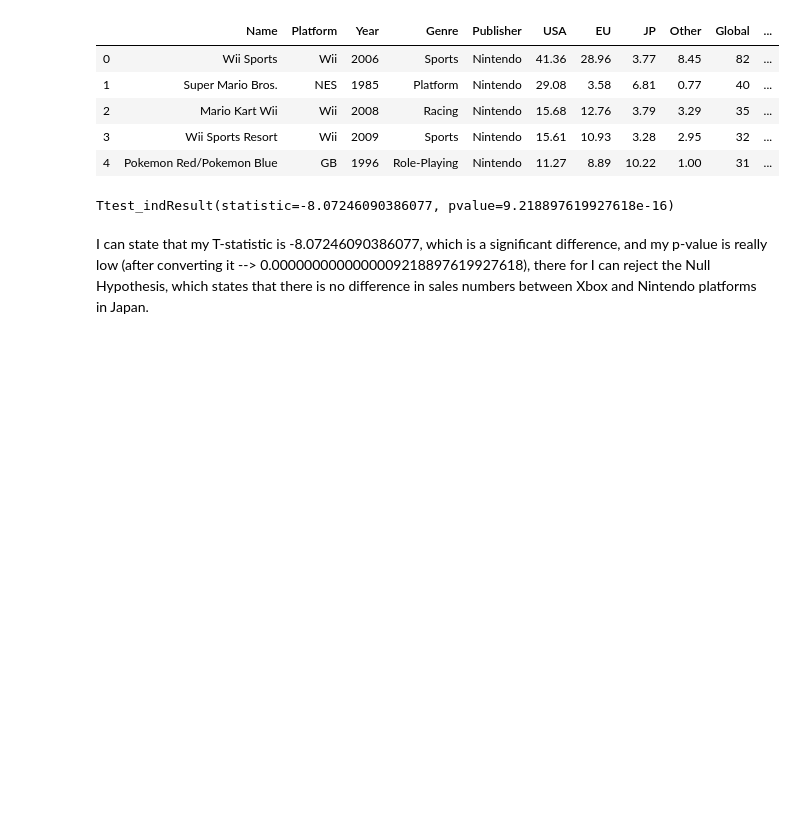
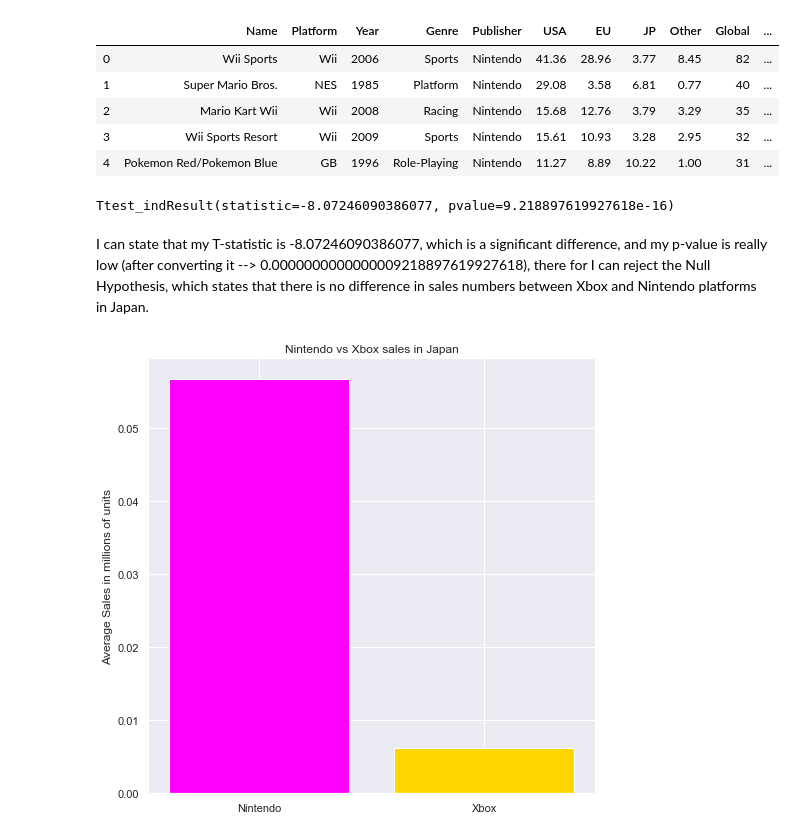
Before and after one commit to LeDorean/videogame_analysis, a Jupyter notebook: Untitled.ipynb, the cells around one changed output. Cells and saved outputs as stored; diff of their text form; code cells hidden in the pictures; blank space fills up the shorter version.

Commit message:
added sales chart for Q1

```diff
--- a/Untitled.ipynb
+++ b/Untitled.ipynb
@@ -185,3 +185,16 @@ p_value
 Ttest_indResult(statistic=-8.07246090386077, pvalue=9.218897619927618e-16)
 # %% [markdown]
 I can state that my T-statistic is -8.07246090386077, which is a significant difference, and my p-value is really low (after converting it --> 0.0000000000000009218897619927618), there for I can reject the Null Hypothesis, which states that there is no difference in sales numbers between Xbox and Nintendo platforms in Japan.
+# %%
+xbox = df['JP'][df['PlatformCategory'] == 4]
+ps = df['JP'][df['PlatformCategory'] == 2]
+x = ['Nintendo', 'Xbox']
+y = [xbox.mean(), ps.mean()]
+
+plt.figure(figsize=(8,8))
+plt.bar(x, y, color = ('magenta', 'gold'))
+plt.title('Nintendo vs Xbox sales in Japan')
+plt.ylabel('Average Sales in millions of units')
+plt.show()
+# %% [output]
+[figure, added]
```
